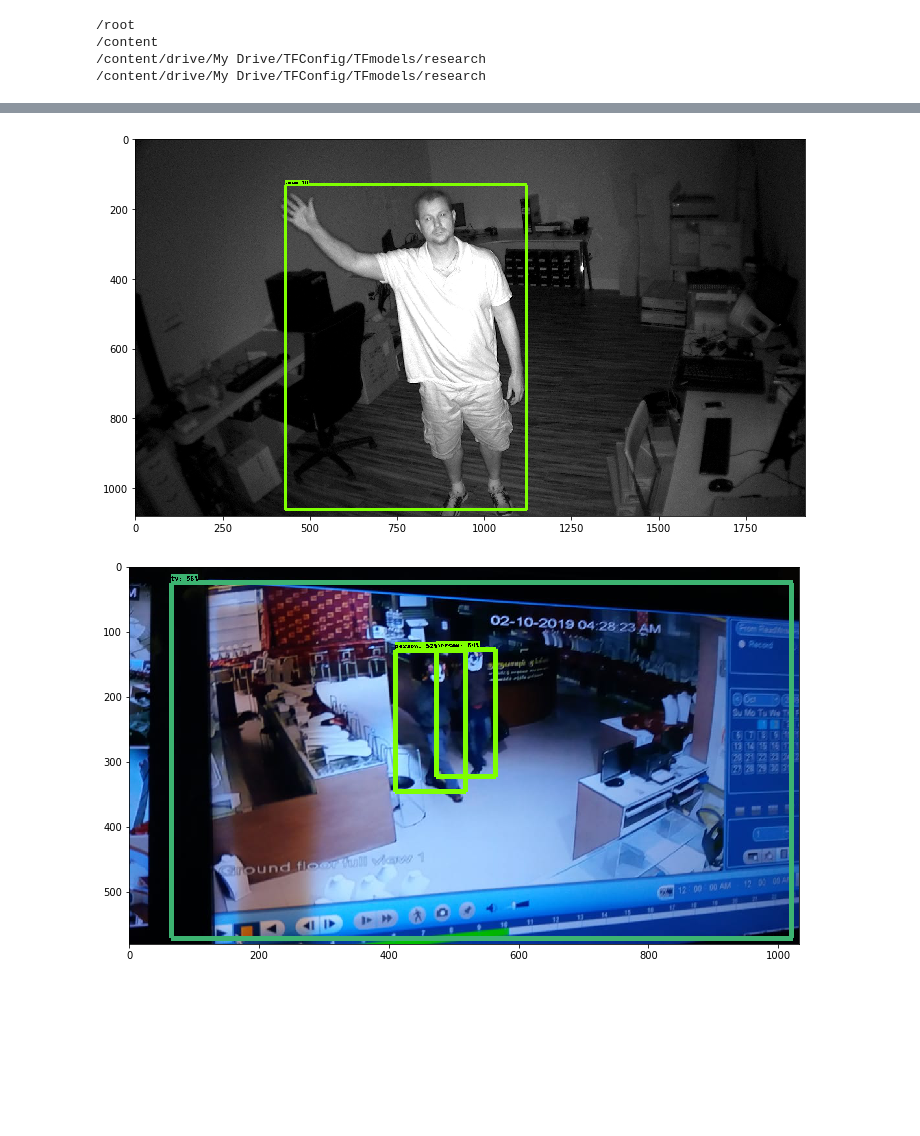
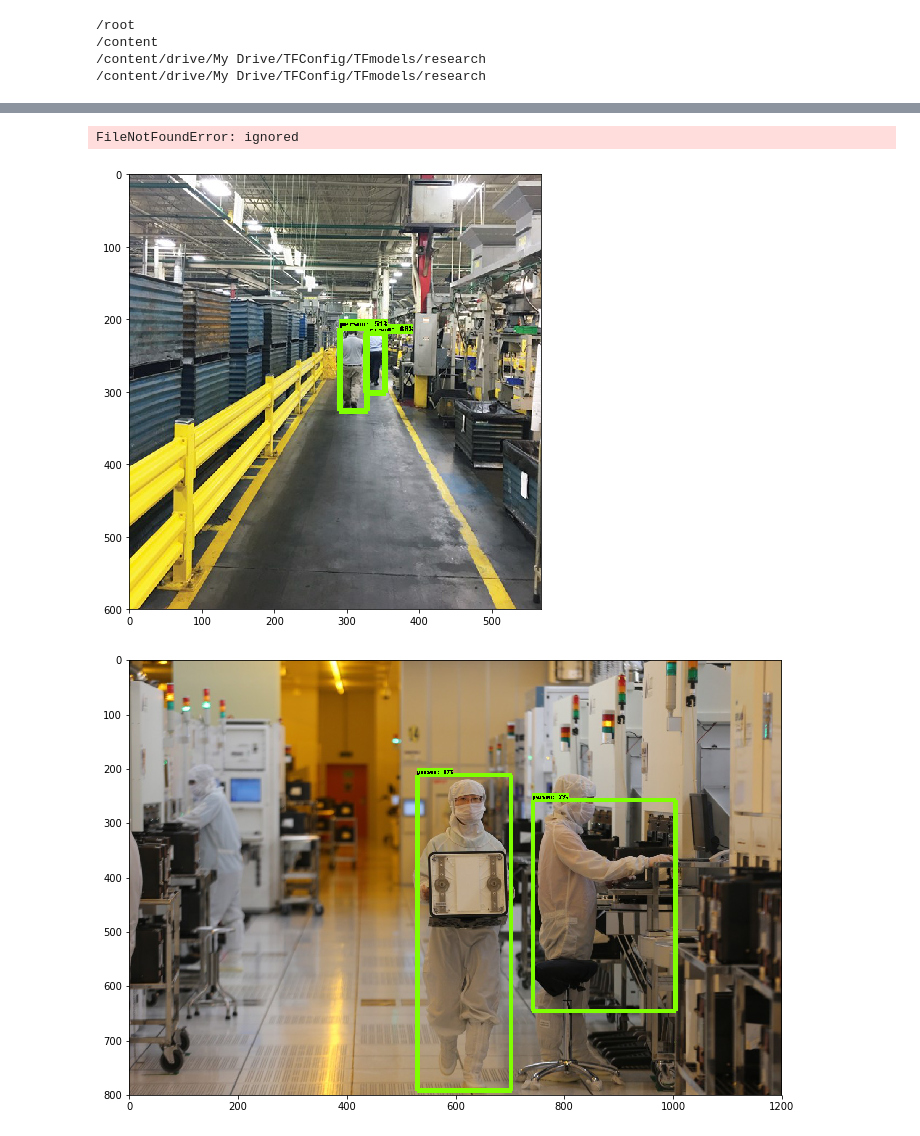
Before and after one commit to technofreak98/TF, a Jupyter notebook: TFConfig.ipynb, the cells around one changed output, grey strips where cells are left out. Cells and saved outputs as stored; diff of their text form; code cells hidden in the pictures; blank space fills up the shorter version.

```diff
--- a/TFConfig.ipynb
+++ b/TFConfig.ipynb
@@ -123,8 +105,8 @@ from PIL import Image
 sys.path.append("..")
 from object_detection.utils import ops as utils_ops
 
-if StrictVersion(tf.__version__) < StrictVersion('1.12.0'):
-  raise ImportError('Please upgrade your TensorFlow installation to v1.12.*.')
+# if StrictVersion(tf.__version__) < StrictVersion('1.12.0'):
+  # raise ImportError('Please upgrade your TensorFlow installation to v1.12.*.')
 
 %matplotlib inline
 
@@ -185,8 +167,8 @@ def load_image_into_numpy_array(image):
 # image1.jpg
 # image2.jpg
 # If you want to test the code with your images, just add path to the images to the TEST_IMAGE_PATHS.
-PATH_TO_TEST_IMAGES_DIR = '/content/Test Folder'
-TEST_IMAGE_PATHS = [ os.path.join(PATH_TO_TEST_IMAGES_DIR, 'image{}.jpg'.format(i)) for i in range(1, 3) ]
+PATH_TO_TEST_IMAGES_DIR = '/content/drive/My Drive/Person Detection images'
+TEST_IMAGE_PATHS = [ os.path.join(PATH_TO_TEST_IMAGES_DIR, 'image{}.jpg'.format(i)) for i in range(1,len(PATH_TO_TEST_IMAGES_DIR)-1) ]
 
 # Size, in inches, of the output images.
 IMAGE_SIZE = (12, 8)
@@ -232,32 +214,33 @@ def run_inference_for_single_image(image, graph):
       output_dict['detection_classes'] = output_dict[
           'detection_classes'][0].astype(np.uint8)
       output_dict['detection_boxes'] = output_dict['detection_boxes'][0]
       output_dict['detection_scores'] = output_dict['detection_scores'][0]
       if 'detection_masks' in output_dict:
         output_dict['detection_masks'] = output_dict['detection_masks'][0]
   return output_dict
 
 for image_path in TEST_IMAGE_PATHS:
   image = Image.open(image_path)
   # the array based representation of the image will be used later in order to prepare the
   # result image with boxes and labels on it.
   image_np = load_image_into_numpy_array(image)
   # Expand dimensions since the model expects images to have shape: [1, None, None, 3]
   image_np_expanded = np.expand_dims(image_np, axis=0)
   # Actual detection.
   output_dict = run_inference_for_single_image(image_np_expanded, detection_graph)
   # Visualization of the results of a detection.
   vis_util.visualize_boxes_and_labels_on_image_array(
       image_np,
       output_dict['detection_boxes'],
       output_dict['detection_classes'],
       output_dict['detection_scores'],
       category_index,
       instance_masks=output_dict.get('detection_masks'),
       use_normalized_coordinates=True,
       line_thickness=8)
   plt.figure(figsize=IMAGE_SIZE)
   plt.imshow(image_np)
 # %% [output]
+FileNotFoundError: ignored
-[figure, old version]
+[figure, new version]
-[figure, old version]
+[figure, new version]
```
Also changed, not shown: parts of 5 cells of this notebook.
